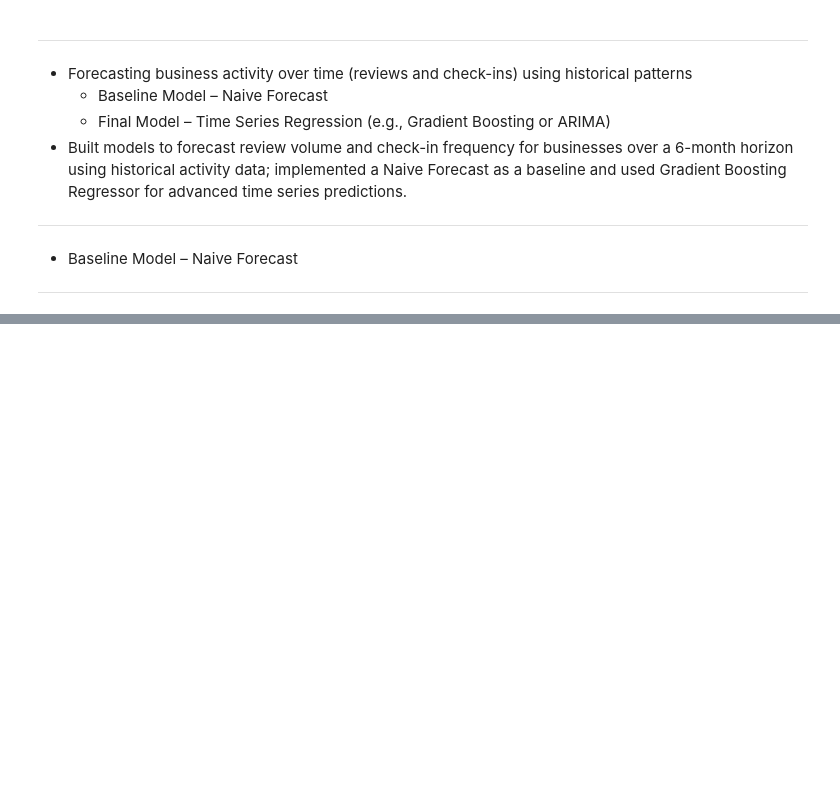
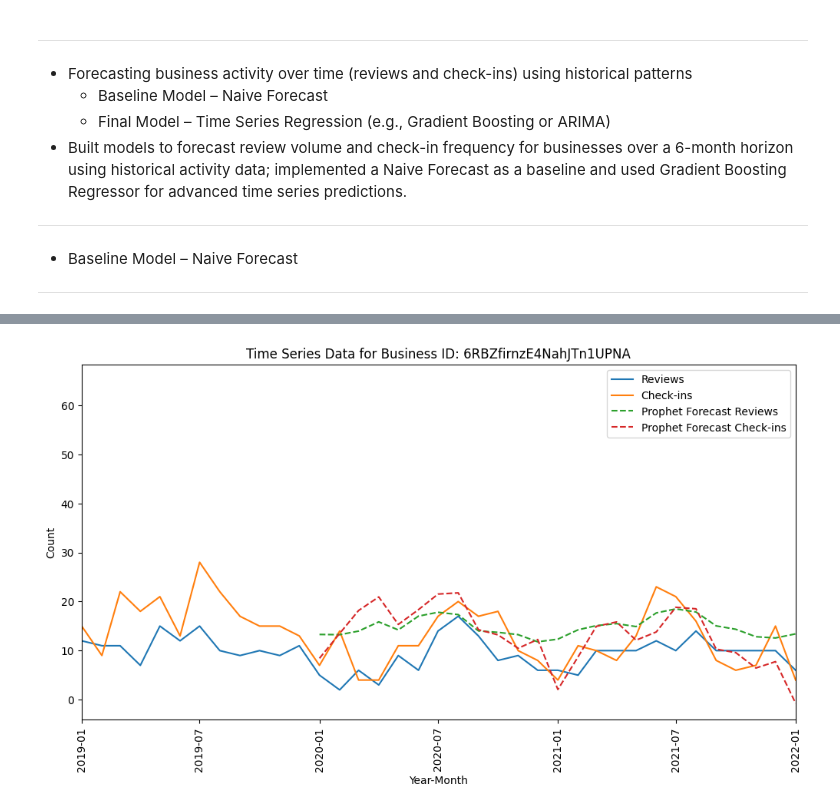
Before and after one commit to Jenblr/Yelp-Business-Data-Success-Analysis, a Jupyter notebook: Predictive_Modeling.ipynb, the cells around one changed output, grey strips where cells are left out. Cells and saved outputs as stored; diff of their text form; code cells hidden in the pictures; blank space fills up the shorter version.

```diff
--- a/Predictive_Modeling.ipynb
+++ b/Predictive_Modeling.ipynb
@@ -468,0 +556,24 @@ plt.show()
+# %%
+# Extract forecasted review values from Jan 2020 to Dec 2021
+forecast_range_review = forecast_review[(forecast_review['ds'] > '2019-12-01') & (forecast_review['ds'] <= '2022-01-01')].copy()
+forecast_range_review = forecast_range_review[['ds', 'yhat', 'yhat_lower', 'yhat_upper']]
+
+forecast_range_checkin = forecast_checkin[(forecast_checkin['ds'] > '2019-12-01') & (forecast_checkin['ds'] <= '2022-01-01')].copy()
+forecast_range_checkin = forecast_range_checkin[['ds', 'yhat', 'yhat_lower', 'yhat_upper']]
+# %%
+fig, ax = plt.subplots(figsize=(12, 6))
+ax.plot(biz['year_month'], biz['review_count'], label='Reviews')
+ax.plot(biz['year_month'], biz['checkin_count'], label='Check-ins')
+ax.plot(forecast_range_review['ds'], forecast_range_review['yhat'], label='Prophet Forecast Reviews', linestyle='--')
+ax.plot(forecast_range_checkin['ds'], forecast_range_checkin['yhat'], label='Prophet Forecast Check-ins', linestyle='--')
+ax.set_xlabel('Year-Month')
+ax.set_ylabel('Count')
+ax.set_title(f'Time Series Data for Business ID: {top_business}')
+ax.legend()
+plt.xticks(rotation=90)
+plt.xlim(pd.to_datetime('2019-01'), pd.to_datetime('2022-01'))
+plt.gca().xaxis.set_major_locator(mdates.MonthLocator(interval=6))  # show every 3 months
+
+plt.show()
+# %% [output]
+[figure, added]
```
Also changed, not shown: parts of 11 cells of this notebook.
